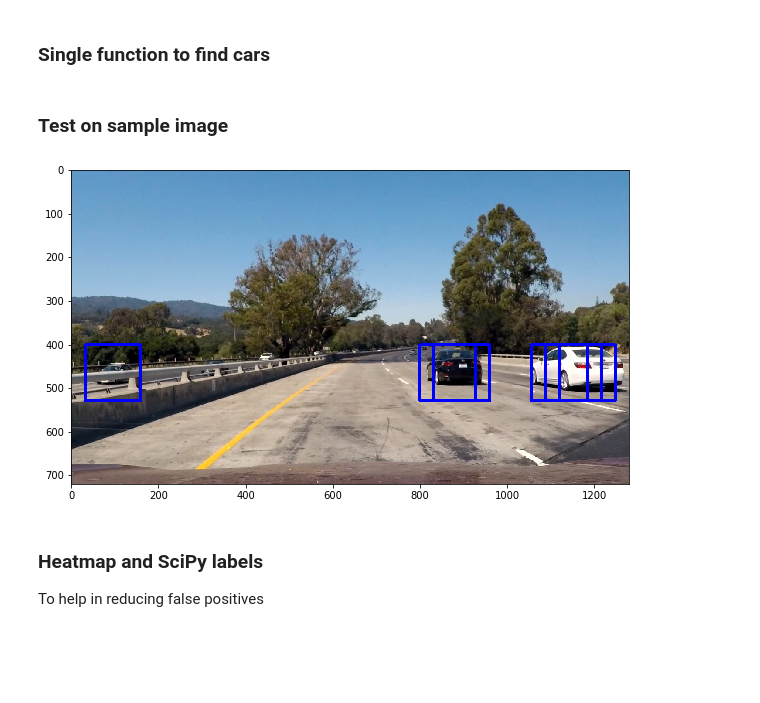
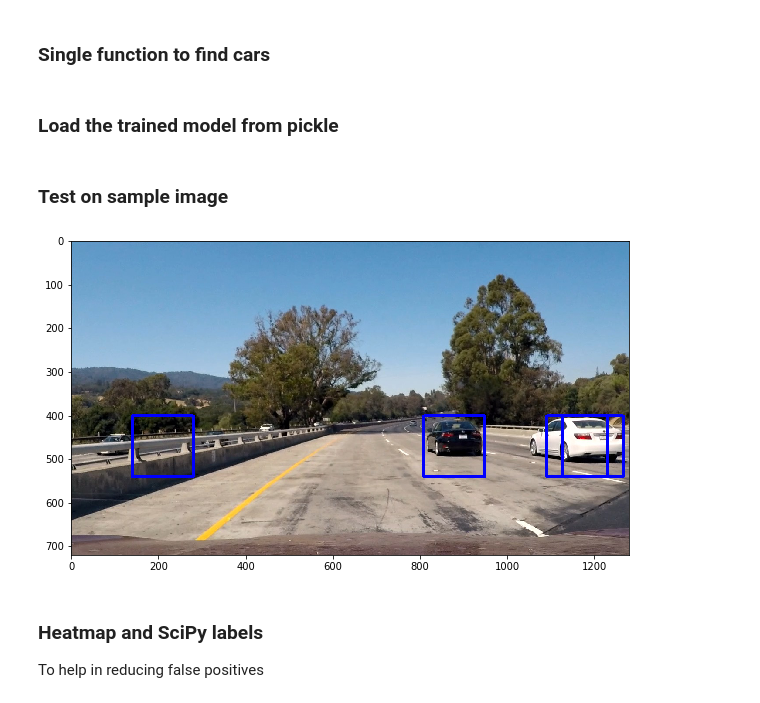
Before and after one commit to psharm8/CarND-Vehicle-Detection, a Jupyter notebook: vehicle_detection.ipynb, the cells around one changed output. Cells and saved outputs as stored; diff of their text form; code cells hidden in the pictures; blank space fills up the shorter version.

```diff
--- a/vehicle_detection.ipynb
+++ b/vehicle_detection.ipynb
@@ -230,12 +235,3 @@ X_train_unscaled, X_test_unscaled, y_train, y_test = train_test_split(X, y, test
-# %%
-# fit scalar on training data
-X_scaler = StandardScaler().fit(X)
-# Scale both training and test data
-X_train = X_scaler.transform(X_train_unscaled)
-X_test = X_scaler.transform(X_test_unscaled)
-
-# Save some more memory :D
-# del X, y, X_train_unscaled, X_test_unscaled
 # %% [markdown]
 ### Fit a Linear classifier
 # %%
@@ -294,6 +306,7 @@ def find_cars(img, ystart, ystop, scale, svc, X_scaler, orient, pix_per_cell, ce
 
     img_tosearch = img[ystart:ystop,:,:]
     ctrans_tosearch = convert_color(img_tosearch, conv='RGB2YCrCb')
+
     if scale != 1:
         imshape = ctrans_tosearch.shape
         ctrans_tosearch = cv2.resize(ctrans_tosearch, (np.int(imshape[1]/scale), np.int(imshape[0]/scale)))
@@ -334,13 +347,15 @@ def find_cars(img, ystart, ystop, scale, svc, X_scaler, orient, pix_per_cell, ce
 
             # Extract the image patch
             subimg = cv2.resize(ctrans_tosearch[ytop:ytop+window, xleft:xleft+window], (64,64))
+            if X_scaler is not None:
+                # Get color features
+                spatial_features = bin_spatial(subimg, size=spatial_size)
+                hist_features = color_hist(subimg, nbins=hist_bins)
 
-            # Get color features
-            spatial_features = bin_spatial(subimg, size=spatial_size)
-            hist_features = color_hist(subimg, nbins=hist_bins)
-
-            # Scale features and make a prediction
-            test_features = X_scaler.transform(np.hstack((spatial_features, hist_features, hog_features)).reshape(1, -1))
+                # Scale features and make a prediction
+                test_features = X_scaler.transform(np.hstack((spatial_features, hist_features, hog_features)).reshape(1, -1))
+            else:
+                test_features = hog_features.reshape(1, -1)
             test_prediction = svc.predict(test_features)
 
             if test_prediction == 1:
@@ -350,23 +365,40 @@ def find_cars(img, ystart, ystop, scale, svc, X_scaler, orient, pix_per_cell, ce
                 ractangles.append(((xbox_left, ytop_draw+ystart),(xbox_left+win_draw,ytop_draw+win_draw+ystart)))
 
     return ractangles
+# %% [markdown]
+### Load the trained model from pickle
+# %%
+model_info = pickle.load(open("model_info.p", "rb"))
+
+svc = model_info['svc']
+X_scaler = model_info['X_scaler']
+color_space = model_info['color_space']
+orient = model_info['orient']
+pix_per_cell = model_info['pix_per_cell']
+cell_per_block = model_info['cell_per_block']
+hog_channel = model_info['hog_channel']
+spatial_size = model_info['spatial_size']
+hist_bins = model_info['hist_bins']
+spatial_feat = model_info['spatial_feat']
+hist_feat = model_info['hist_feat']
+hog_feat = model_info['hog_feat']
 # %% [markdown]
 ### Test on sample image
 # %%
 test_img = mpimg.imread('./test_images/test1.jpg')
 
 ystart = 400
 ystop = None
-scale = 2
+scale = 2.2
 
 boxes = find_cars(test_img, ystart, ystop, scale, svc, X_scaler, orient, pix_per_cell, cell_per_block, spatial_size, hist_bins)
 
 car_boxes = draw_boxes(test_img, boxes)
 plt.figure(figsize=(10,10))
 plt.imshow(car_boxes)
 plt.show()
 # %% [output]
-[figure, old version]
+[figure, new version]
 # %% [markdown]
 ### Heatmap and SciPy labels
 
```
Also changed, not shown: parts of 12 cells of this notebook, 14 other files.
